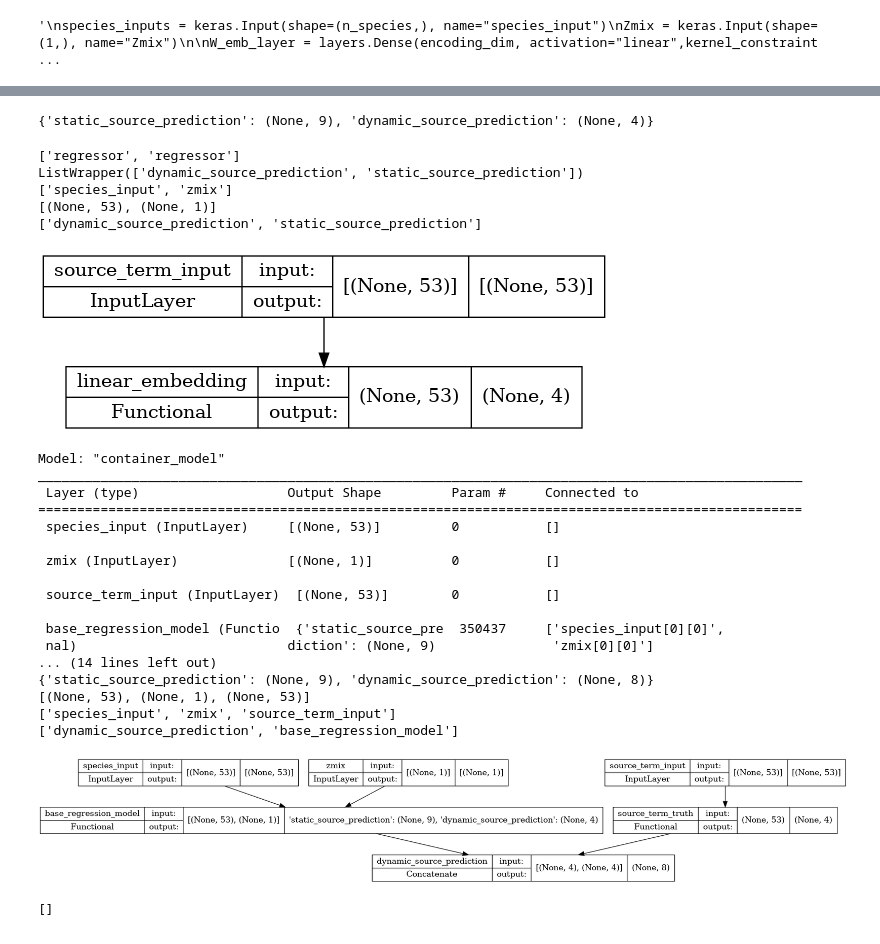
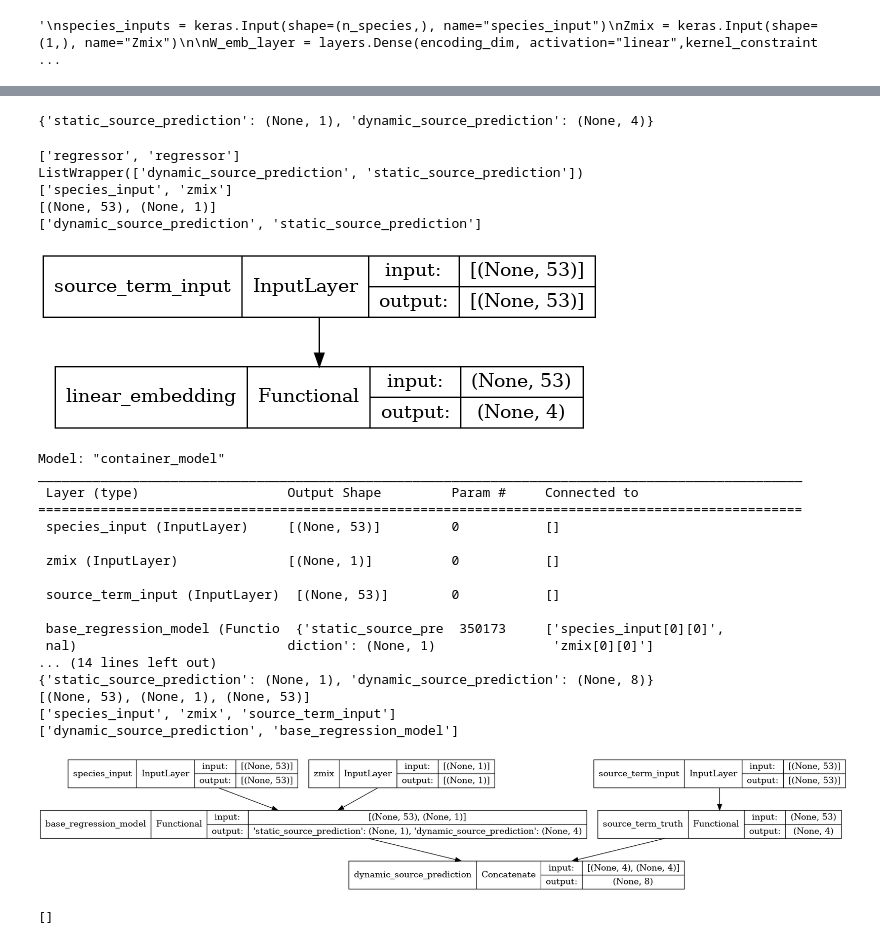
Before and after one commit to amolsalunkhe/ChemTab, a Jupyter notebook: src/Dynamic+Static_Source_Term_Prediction.ipynb, the cells around one changed output, grey strips where cells are left out. Cells and saved outputs as stored; diff of their text form; code cells hidden in the pictures.

Commit message:
Revert "dropout, batchnorm and skip layers are actually just so horrible I'm completely"
This reverts commit 906aba4bbbe5944cf92f7aea83f898a4cd6f332d.

```diff
--- a/src/Dynamic+Static_Source_Term_Prediction.ipynb
+++ b/src/Dynamic+Static_Source_Term_Prediction.ipynb
@@ -154,8 +150,8 @@ from models.pcdnnv2_model_factory import *
 
 factory = PCDNNV2ModelFactory()
 
-base_regression_model = keras.models.load_model('static_deps_model_template.h5', custom_objects=factory.concreteClassCustomObject)
-#base_regression_model = keras.models.load_model('souener_only_model_template.h5', custom_objects=factory.concreteClassCustomObject)
+#base_regression_model = keras.models.load_model('static_deps_model_template.h5', custom_objects=factory.concreteClassCustomObject)
+base_regression_model = keras.models.load_model('souener_only_model_template.h5', custom_objects=factory.concreteClassCustomObject)
 base_regression_model._name = 'base_regression_model'
 
 base_regression_model.output_names = ['dynamic_source_prediction', 'static_source_prediction']
@@ -189,4 +182,4 @@ regressor
 # %%
 base_regression_model.output_shape
 # %% [output]
-{'static_source_prediction': (None, 9), 'dynamic_source_prediction': (None, 4)}
+{'static_source_prediction': (None, 1), 'dynamic_source_prediction': (None, 4)}
@@ -251,7 +260,7 @@ ListWrapper(['dynamic_source_prediction', 'static_source_prediction'])
 ['dynamic_source_prediction', 'static_source_prediction']
 # %%
 W_emb_layer = base_regression_model.get_layer('linear_embedding')
-source_term_truth_model = get_dynamic_source_truth_model(W_emb_layer)
+source_term_truth_model = get_source_term_truth_model(W_emb_layer)
 tf.keras.utils.plot_model(source_term_truth_model,
     show_shapes=True,
     show_layer_names=True,
@@ -259,7 +268,7 @@ tf.keras.utils.plot_model(source_term_truth_model,
     expand_nested=False,
     dpi=96)
 # %% [output]
-[figure, old version]
+[figure, new version]
 # %%
 container_model = dynamic_source_term_pred_wrap(base_regression_model)
 container_model.build(input_shape={"species_input": (53,), "Zmix": (1,), "source_term_input": (53,)})
@@ -281,51 +290,22 @@ ________________________________________________________________________________
 
  source_term_input (InputLayer)  [(None, 53)]        0           []
 
- base_regression_model (Functio  {'static_source_pre  350437     ['species_input[0][0]',
- nal)                           diction': (None, 9)               'zmix[0][0]']
+ base_regression_model (Functio  {'static_source_pre  350173     ['species_input[0][0]',
+ nal)                           diction': (None, 1)               'zmix[0][0]']
 ... (14 lines left out)
-{'static_source_prediction': (None, 9), 'dynamic_source_prediction': (None, 8)}
+{'static_source_prediction': (None, 1), 'dynamic_source_prediction': (None, 8)}
 [(None, 53), (None, 1), (None, 53)]
 ['species_input', 'zmix', 'source_term_input']
 ['dynamic_source_prediction', 'base_regression_model']
 # %%
 tf.keras.utils.plot_model(container_model,
     show_shapes=True,
     show_layer_names=True,
-from tensorflow.keras import regularizers, activations, initializers, constraints, Sequential
-from tensorflow.keras.constraints import UnitNorm, Constraint
-import sys
-
-from tensorflow.keras import regularizers, activations, initializers, constraints, Sequential
-from tensorflow.keras.constraints import UnitNorm, Constraint
-from tensorflow.keras import backend as K
-
-class WeightsOrthogonalityConstraint (Constraint):
-    def __init__(self, encoding_dim, weightage = 1.0, axis = 0):
-        self.encoding_dim = encoding_dim
-        self.weightage = weightage
-        self.axis = axis
-
-    def weights_orthogonality(self, w):
-        if(self.axis==1):
-            w = tf.transpose(w)
-        if(self.encoding_dim > 1):
-            m = tf.matmul(tf.transpose(w), w) - tf.eye(self.encoding_dim)
-            return self.weightage * tf.math.sqrt(tf.math.reduce_sum(tf.math.square(m)))
-        else:
-            m = tf.math.reduce_sum(w ** 2) - 1.
-            return m
-
-    def __call__(self, w):
-        return self.weights_orthogonality(w)
-
-                                                                                                                                                                                          22,1          Top
-
     rankdir="TB",
     expand_nested=False,
     dpi=96)
 # %% [output]
-[figure, old version]
+[figure, new version]
 # %%
 ################# Losses ################
 
```
Also changed, not shown: parts of 11 cells of this notebook, 2 other files.
